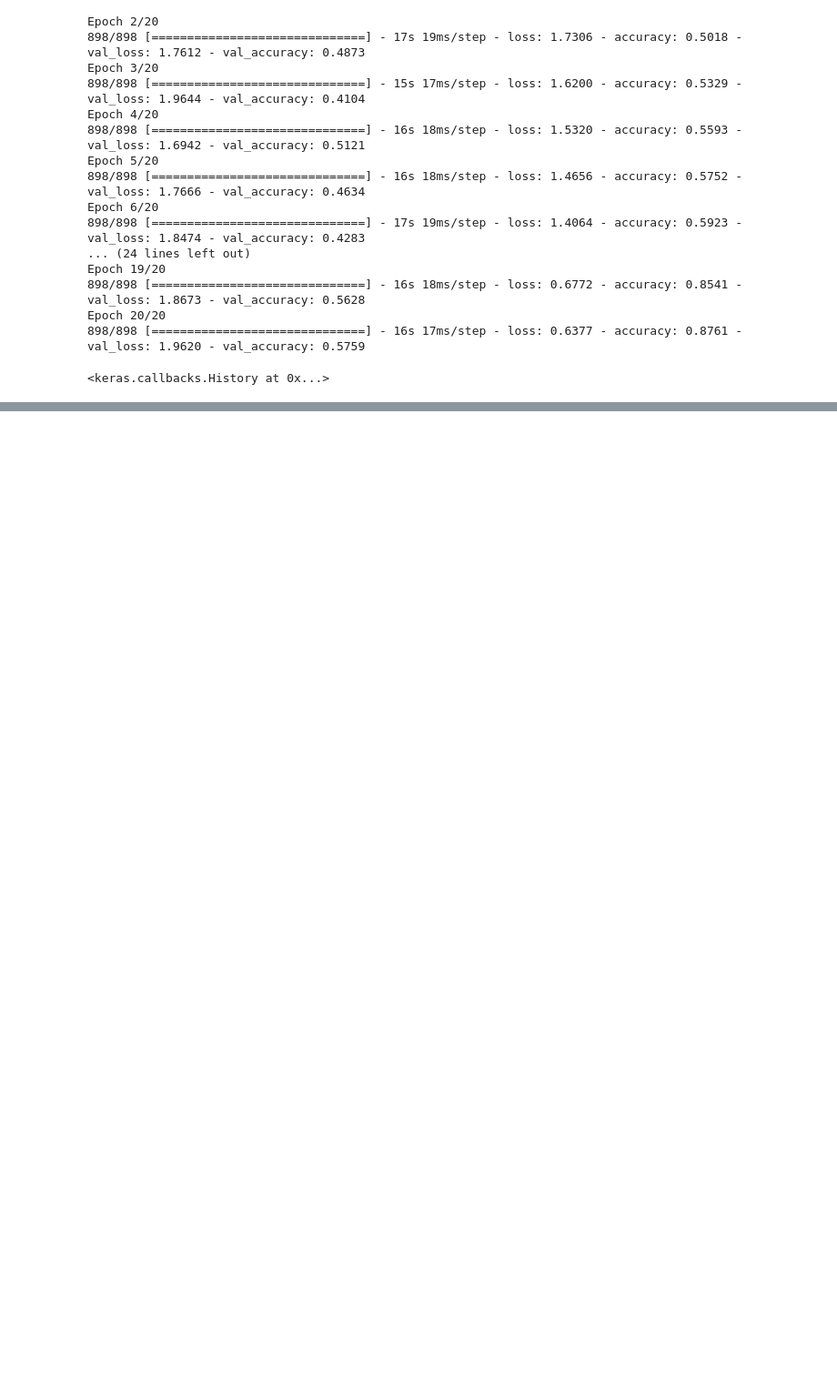
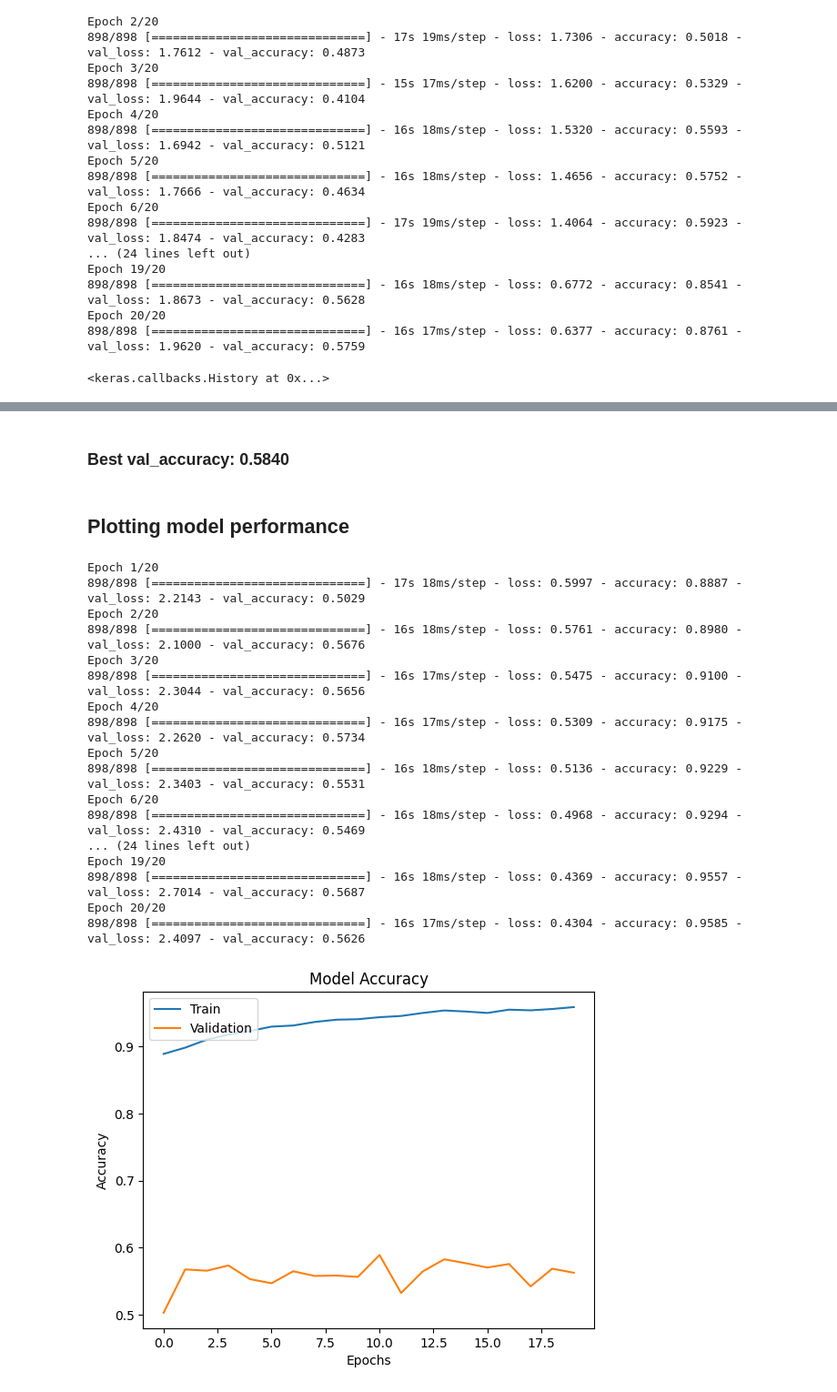
Before and after one commit to nicoFerreira95/face-expression-recognition, a Jupyter notebook: model_fitting.ipynb, the cells around one changed output, grey strips where cells are left out. Shown at 91% size. Saved outputs shown, nothing was run; the diff lists cells and outputs as text; code cells hidden in the pictures; blank space fills up the shorter version.

Commit message:
Added performance metrics plots

```diff
--- a/model_fitting.ipynb
+++ b/model_fitting.ipynb
@@ -580,0 +614,46 @@ Epoch 20/20
+# %% [markdown]
+### Best val_accuracy: 0.5840
+# %% [markdown]
+## Plotting model performance
+# %%
+import matplotlib.pyplot as plt
+
+# Retrieve the best model's training history
+best_model_history = best_resnet_hptuning.fit(train_imgs, train_lbls, epochs=20, batch_size=32 ,validation_data=(val_imgs, val_lbls))
+
+# Plot training and validation accuracy
+plt.plot(best_model_history.history['accuracy'])
+plt.plot(best_model_history.history['val_accuracy'])
+plt.title('Model Accuracy')
+plt.xlabel('Epochs')
+plt.ylabel('Accuracy')
+plt.legend(['Train', 'Validation'], loc='upper left')
+plt.show()
+
+# Plot training and validation loss
+plt.plot(best_model_history.history['loss'])
+plt.plot(best_model_history.history['val_loss'])
+plt.title('Model Loss')
+plt.xlabel('Epochs')
+plt.ylabel('Loss')
+plt.legend(['Train', 'Validation'], loc='upper left')
+plt.show()
+# %% [output]
+Epoch 1/20
+898/898 [==============================] - 17s 18ms/step - loss: 0.5997 - accuracy: 0.8887 - val_loss: 2.2143 - val_accuracy: 0.5029
+Epoch 2/20
+898/898 [==============================] - 16s 18ms/step - loss: 0.5761 - accuracy: 0.8980 - val_loss: 2.1000 - val_accuracy: 0.5676
+Epoch 3/20
+898/898 [==============================] - 16s 17ms/step - loss: 0.5475 - accuracy: 0.9100 - val_loss: 2.3044 - val_accuracy: 0.5656
+Epoch 4/20
+898/898 [==============================] - 16s 17ms/step - loss: 0.5309 - accuracy: 0.9175 - val_loss: 2.2620 - val_accuracy: 0.5734
+Epoch 5/20
+898/898 [==============================] - 16s 18ms/step - loss: 0.5136 - accuracy: 0.9229 - val_loss: 2.3403 - val_accuracy: 0.5531
+Epoch 6/20
+898/898 [==============================] - 16s 18ms/step - loss: 0.4968 - accuracy: 0.9294 - val_loss: 2.4310 - val_accuracy: 0.5469
+... (24 lines left out)
+Epoch 19/20
+898/898 [==============================] - 16s 18ms/step - loss: 0.4369 - accuracy: 0.9557 - val_loss: 2.7014 - val_accuracy: 0.5687
+Epoch 20/20
+898/898 [==============================] - 16s 17ms/step - loss: 0.4304 - accuracy: 0.9585 - val_loss: 2.4097 - val_accuracy: 0.5626
+[figure, added]
```
Also changed, not shown: parts of 3 cells of this notebook.
